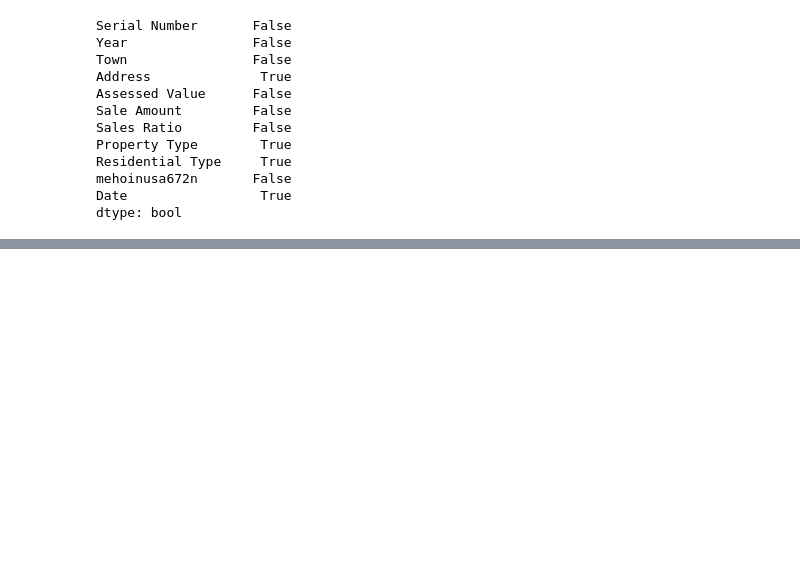
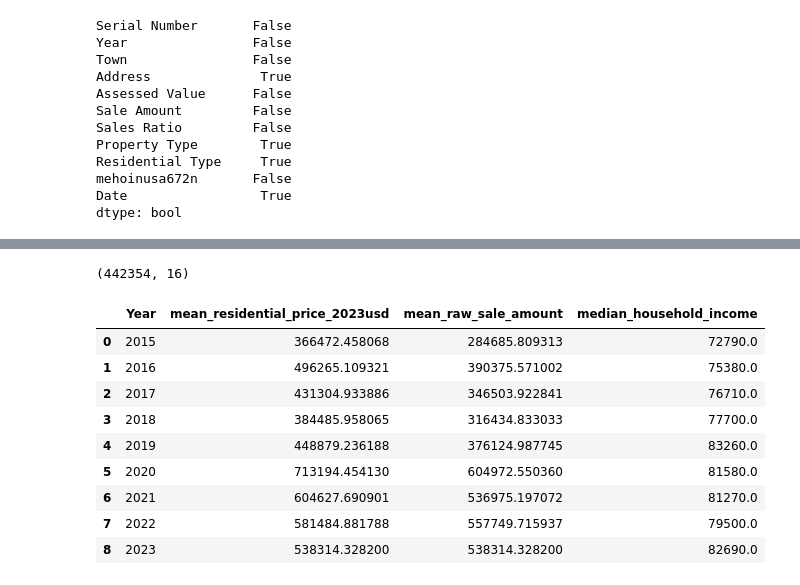
Before and after one commit to Arypn/-DS, a Jupyter notebook: is477_project.ipynb, the cells around one changed output, grey strips where cells are left out. Cells and saved outputs as stored; diff of their text form; code cells hidden in the pictures; blank space fills up the shorter version.

```diff
--- a/is477_project.ipynb
+++ b/is477_project.ipynb
@@ -148,0 +159,48 @@ Cleaned_Df.head(2)
+# %%
+adj_df = Cleaned_Df.merge(cpi_df, left_on='Year', right_on='year', how='left')
+# %%
+cpi_2023 = cpi_dict[2023]
+
+adj_df['price_2023'] = adj_df['Sale Amount'] * (cpi_2023 / adj_df['cpi'])
+# %%
+mean_price_year = (
+    adj_df.groupby('Year')['price_2023']
+          .mean()
+          .reset_index()
+          .rename(columns={'price_2023': 'mean_residential_price_2023usd'})
+)
+# %%
+adj_df = adj_df.merge(mean_price_year, on='Year', how='left')
+adj_df.shape
+# %% [output]
+(442354, 16)
+# %%
+# Create final year-level dataset
+final_year_df = (
+    adj_df.groupby('Year')
+          .agg({
+              'price_2023': 'mean',            # mean inflation-adjusted home price
+              'Sale Amount': 'mean',           # mean nominal (raw) home price
+              'mehoinusa672n': 'mean'          # median household income
+          })
+          .reset_index()
+)
+
+final_year_df = final_year_df.rename(columns={
+    'price_2023': 'mean_residential_price_2023usd',
+    'Sale Amount': 'mean_raw_sale_amount',
+    'mehoinusa672n': 'median_household_income'
+})
+
+final_year_df
+# %% [output]
+|  | Year | mean_residential_price_2023usd | mean_raw_sale_amount | median_household_income |
+| 0 | 2015 | 366472.458068 | 284685.809313 | 72790.0 |
+| 1 | 2016 | 496265.109321 | 390375.571002 | 75380.0 |
+| 2 | 2017 | 431304.933886 | 346503.922841 | 76710.0 |
+| 3 | 2018 | 384485.958065 | 316434.833033 | 77700.0 |
+| 4 | 2019 | 448879.236188 | 376124.987745 | 83260.0 |
+| 5 | 2020 | 713194.454130 | 604972.550360 | 81580.0 |
+| 6 | 2021 | 604627.690901 | 536975.197072 | 81270.0 |
+| 7 | 2022 | 581484.881788 | 557749.715937 | 79500.0 |
+| 8 | 2023 | 538314.328200 | 538314.328200 | 82690.0 |
```
Also changed, not shown: parts of 11 cells of this notebook.
